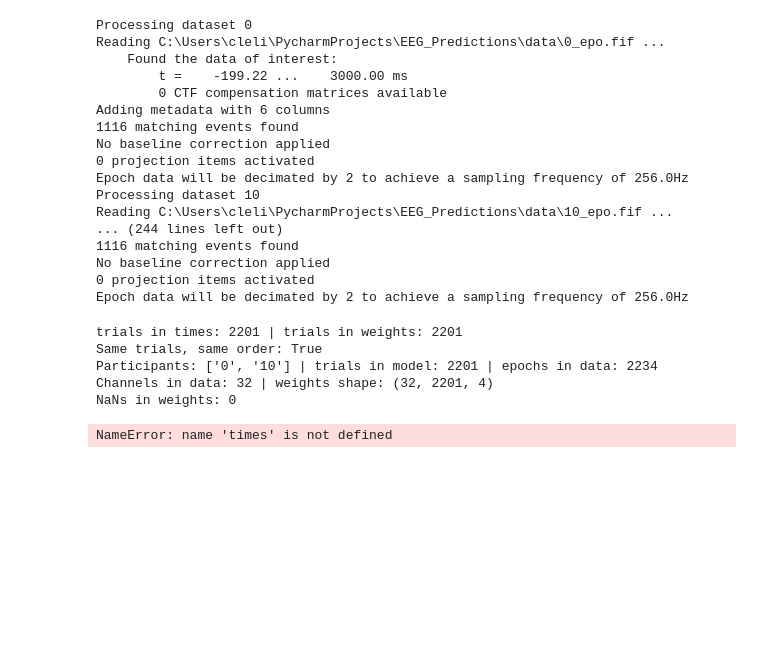
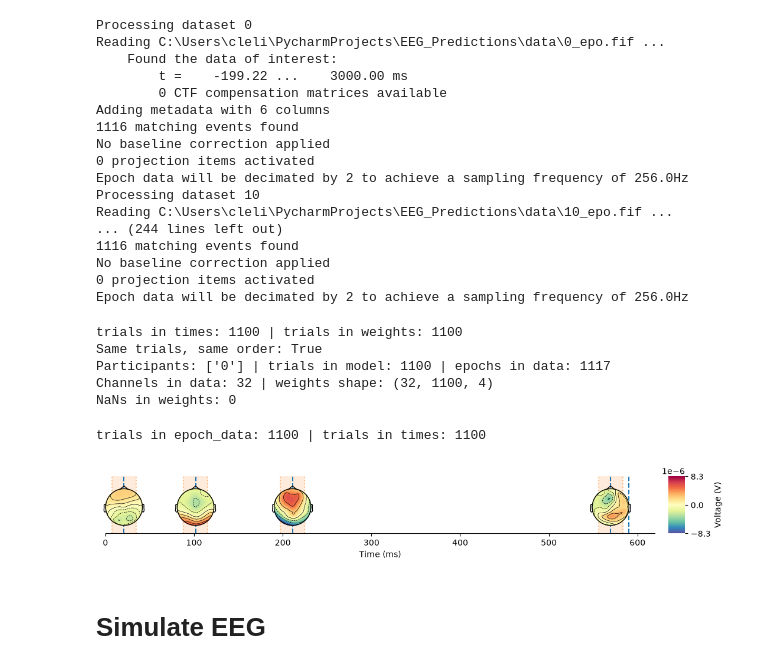
Before and after one commit to cleliamr/EEG_prediction, a Jupyter notebook: main.ipynb, the cells around one changed output. Cells and saved outputs as stored; diff of their text form; code cells hidden in the pictures; blank space fills up the shorter version.

```diff
--- a/main.ipynb
+++ b/main.ipynb
@@ -22,7 +22,7 @@ ESTIMATION_PATH = os.path.join(EEG_DATA_PATH, 'estimation_files')
 
 SFREQ = 250                          # use 100 for speed/RAM
 TSTEP = 1000 / SFREQ                 # ms per sample, for plotting
-N_PARTICIPANTS = 2                   # how many participants to use
+N_PARTICIPANTS = 1                   # how many participants to use
 
 
 # ----------------------------------------------------------------------
@@ -100,10 +100,10 @@ print("Participants:", recs, "| trials in model:", len(keep),
 print("Channels in data:", epoch_data.channel.size, "| weights shape:", weights.shape)
 print("NaNs in weights:", int(np.isnan(weights).sum()))
 # %% [output]
-trials in times: 2201 | trials in weights: 2201
+trials in times: 1100 | trials in weights: 1100
 Same trials, same order: True
-Participants: ['0', '10'] | trials in model: 2201 | epochs in data: 2234
-Channels in data: 32 | weights shape: (32, 2201, 4)
+Participants: ['0'] | trials in model: 1100 | epochs in data: 1117
+Channels in data: 32 | weights shape: (32, 1100, 4)
 NaNs in weights: 0
 # %%
 # ----------------------------------------------------------------------
@@ -127,4 +127,10 @@ epoch_data = epoch_data.where(mask)
 n_real = int(epoch_data["data"].notnull().any(["channel", "sample"]).sum())
 print("trials in epoch_data:", n_real, "| trials in times:", times.trial.size)
 # %% [output]
-NameError: name 'times' is not defined
+trials in epoch_data: 1100 | trials in times: 1100
+# %%
+hmp.visu.plot_topo_timecourse(epoch_data, estimates, info, as_time=True, colorbar=True,)
+# %% [output]
+[figure, added]
+# %% [markdown]
+# Simulate EEG
```
Also changed, not shown: parts of 5 cells of this notebook.
